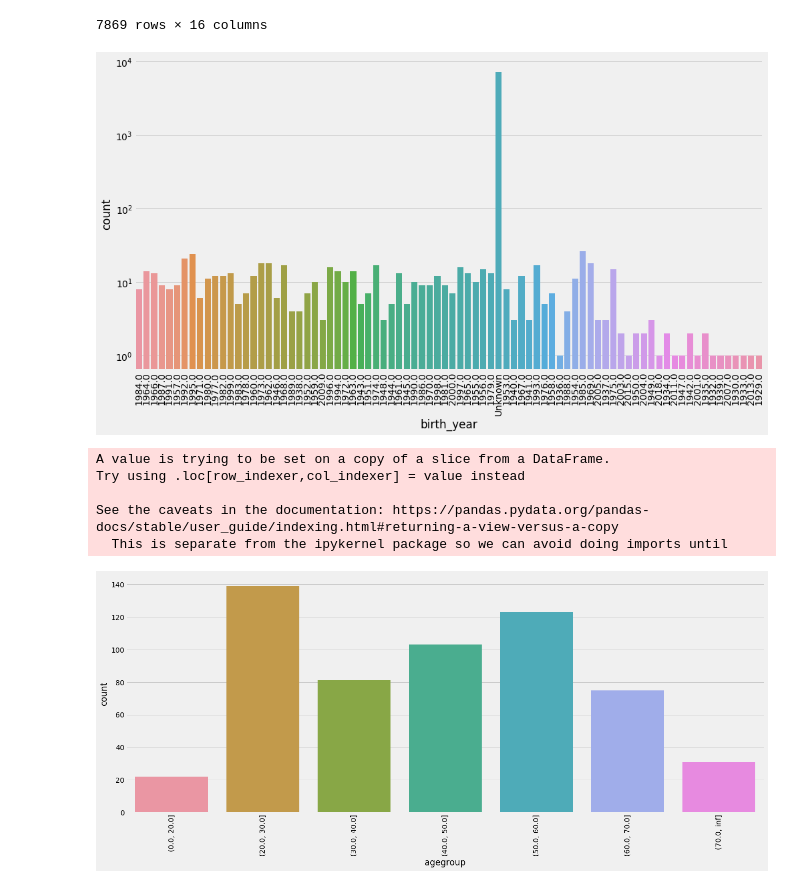
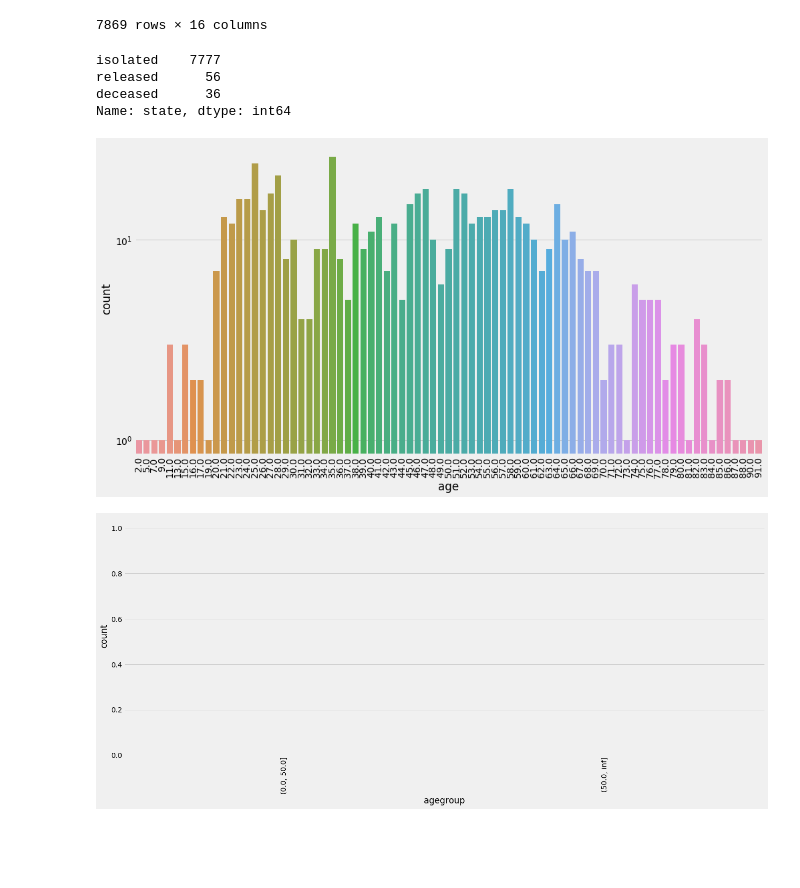
Before and after one commit to normannexo/COVID-19, a Jupyter notebook: covid19_korea.ipynb, the cells around one changed output. Saved outputs shown, nothing was run; the diff lists cells and outputs as text; code cells hidden in the pictures; blank space fills up the shorter version.

```diff
--- a/covid19_korea.ipynb
+++ b/covid19_korea.ipynb
@@ -41,20 +39,22 @@ df_case = pd.read_csv()
+# %%
+df_patient.state.value_counts()
+# %% [output]
+isolated    7777
+released      56
+deceased      36
+Name: state, dtype: int64
 # %%
 plt.figure(figsize=(15,8))
-ax = sns.countplot(x=df_patient['birth_year'].fillna('Unknown'))
+ax = sns.countplot(x=df_patient['age'].dropna())
 ax.set_yscale('log')
 _ = ax.set_xticklabels(ax.get_xticklabels(), rotation=90)
 # %% [output]
-[figure, old version]
+[figure, new version]
 # %%
 plt.figure(figsize=(20, 8))
-plot_data = df_patient[df_patient.state=='isolated']
-plot_data['agegroup']= pd.cut(plot_data['age'], bins = [0,20,30, 40, 50, 60, 70, np.inf])
+plot_data = df_patient[(df_patient.state=='died') & (df_patient.age != np.nan)]
+plot_data.loc[:,'agegroup']= pd.cut(plot_data['age'], bins = [0,50, np.inf])
 ax = sns.countplot(data=plot_data, x='agegroup')
 _ = ax.set_xticklabels(ax.get_xticklabels(), rotation=90)
 # %% [output]
-A value is trying to be set on a copy of a slice from a DataFrame.
-Try using .loc[row_indexer,col_indexer] = value instead
-
-See the caveats in the documentation: https://pandas.pydata.org/pandas-docs/stable/user_guide/indexing.html#returning-a-view-versus-a-copy
-  This is separate from the ipykernel package so we can avoid doing imports until
-[figure, old version]
+[figure, new version]
```
Also changed, not shown: parts of 2 cells of this notebook, 4 other files.
